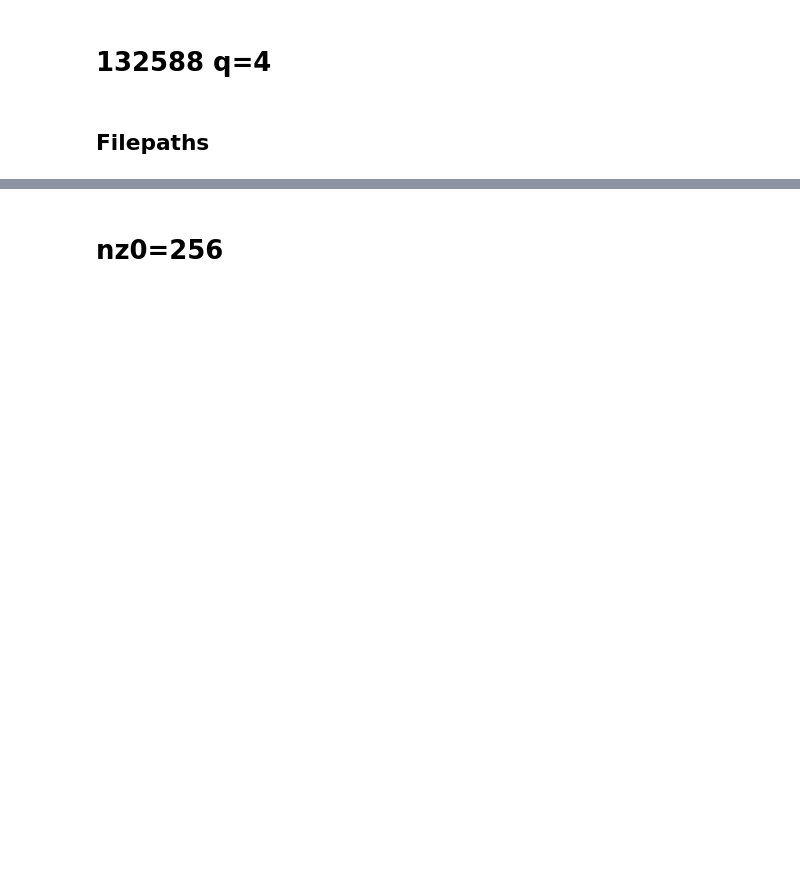
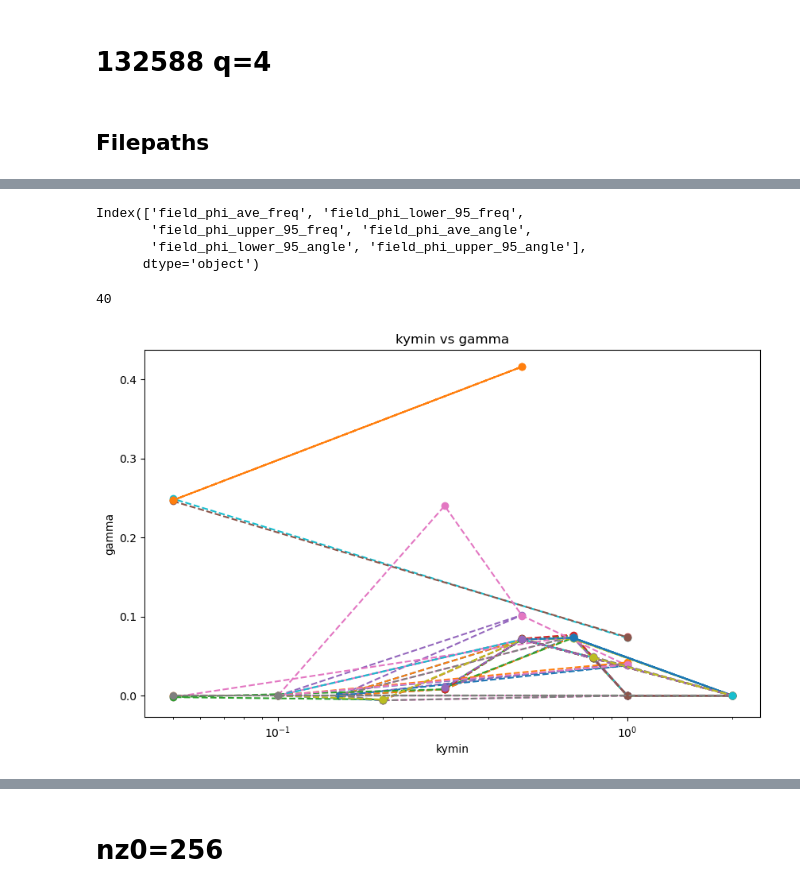
Before and after one commit to joeyschmidt97/NSTXU_lithium_study, a Jupyter notebook: high_triangularity/132588/r_0.736_q=4/MTM_resolution_check/RES_CHECK_132588_q=4.ipynb, the cells around one changed output, grey strips where cells are left out. Drawn from its saved outputs; the diff is of its cells as text; code cells hidden in the pictures; blank space fills up the shorter version.

```diff
--- a/high_triangularity/132588/r_0.736_q=4/MTM_resolution_check/RES_CHECK_132588_q=4.ipynb
+++ b/high_triangularity/132588/r_0.736_q=4/MTM_resolution_check/RES_CHECK_132588_q=4.ipynb
@@ -13,0 +118,57 @@ res_check_132588_q_4 = '/pscratch/sd/j/joeschm/NSXTU_discharges/132588/r_0.736_q
+# %%
+filtered_columns = analysis_sim_df.filter(like='field_phi').columns
+filtered_columns
+# %% [output]
+Index(['field_phi_ave_freq', 'field_phi_lower_95_freq',
+       'field_phi_upper_95_freq', 'field_phi_ave_angle',
+       'field_phi_lower_95_angle', 'field_phi_upper_95_angle'],
+      dtype='object')
+# %%
+import pandas as pd
+import matplotlib.pyplot as plt
+
+
+
+
+# Initialize an empty list to store rows that meet the condition
+filtered_rows = []
+omitted_row = []
+
+for _, row in analysis_sim_df.iterrows():
+
+    if pd.notna(row['gamma']):
+        max_freq = row['fft_max_freq']
+        upper_95_freq = row['field_phi_upper_95_freq']
+        # print(max_freq/2, upper_95_freq)
+        if upper_95_freq < max_freq / 2:
+            # Add the row to the list if it meets the condition
+            filtered_rows.append(row)
+        else:
+            omitted_row.append(row)
+
+
+# Convert the list of filtered rows into a DataFrame
+filtered_analysis_sim_df = pd.DataFrame(filtered_rows)
+omitted_sim_df = pd.DataFrame(omitted_row)
+
+
+# Group the DataFrame by 'nz0', 'edge_opt', and 'hyp_z'
+grouped = filtered_analysis_sim_df.groupby(['nz0', 'edge_opt', 'hyp_z'])
+
+
+print(len(grouped))
+# Plotting
+plt.figure(figsize=(10, 6))  # Set figure size for better visibility
+
+for (nz0, edge_opt, hyp_z), group in grouped:
+    plt.plot(group['kymin'], group['gamma'], '--o', label=f'nz0={nz0}, edge_opt={edge_opt}, hyp_z={hyp_z}')
+
+plt.xlabel('kymin')
+plt.ylabel('gamma')
+plt.title('kymin vs gamma')
+plt.xscale('log')  # Set y-axis to logarithmic scale
+# plt.legend()  # Show legend to identify the groups
+plt.show()
+# %% [output]
+40
+[figure, added]
```
Also changed, not shown: parts of 17 cells of this notebook, 1 other file.
